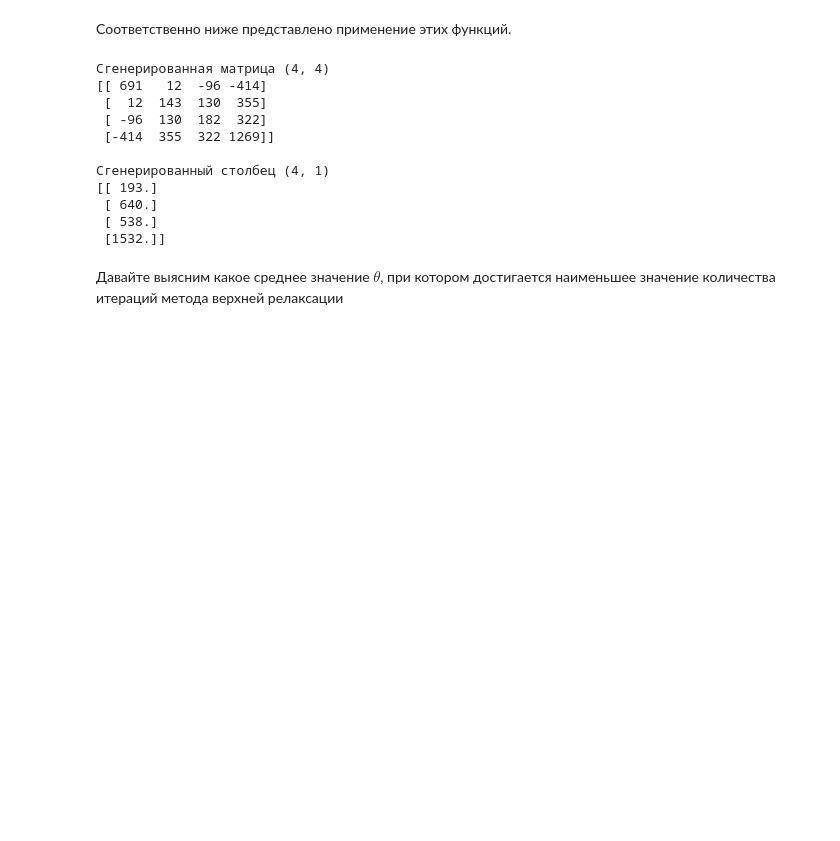
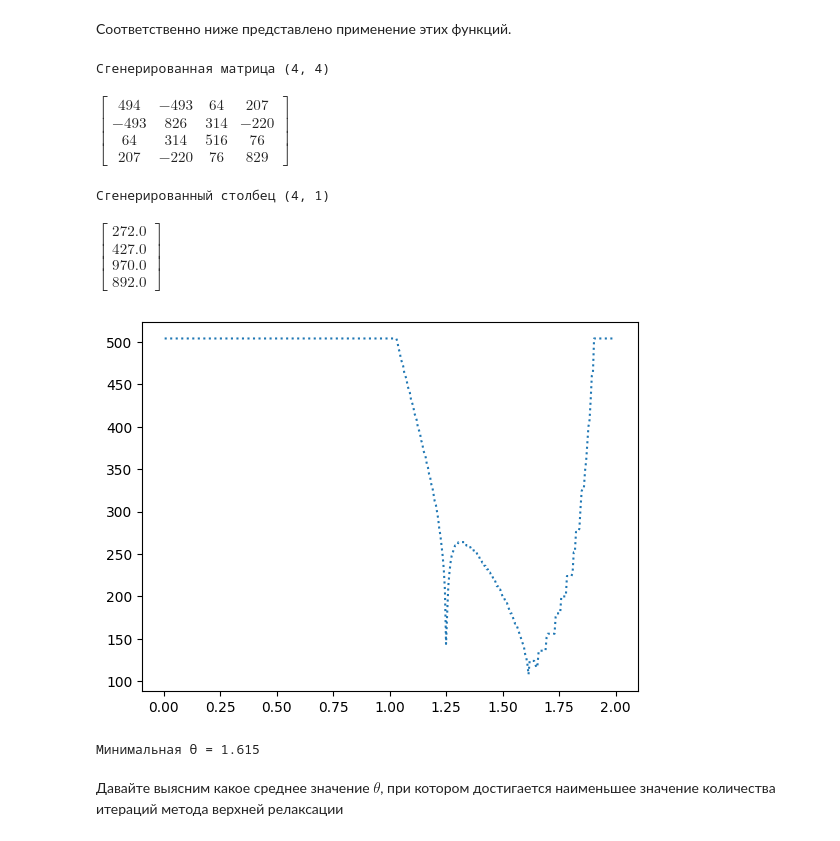
Before and after one commit to Wpert/numerics, a Jupyter notebook: numericsSOR.ipynb, the cells around one changed output. Saved outputs shown, nothing was run; the diff lists cells and outputs as text; code cells hidden in the pictures; blank space fills up the shorter version.

Commit message:
visual update

```diff
--- a/numericsSOR.ipynb
+++ b/numericsSOR.ipynb
@@ -130,40 +130,36 @@ def SOR_method(A: np.ndarray, b: np.ndarray) -> Tuple[List[int], List[int]]:
 # %% [markdown]
 Соответственно ниже представлено применение этих функций.
 # %%
+from sympy import Matrix, init_printing
+init_printing()
 # # пример матрицы A -- 4х4
 # A = np.array([[4, -1, 0, 0],
 #               [-1, 4, -1, 0],
 #               [0, -1, 4, -1],
 #               [0, 0, -1, 3]])
 # # пример столбца B
 # b = np.array([[15], [10], [10], [10]])
 A, b = GenerateRandomMtrx(4)
 
 print("Сгенерированная матрица", A.shape)
-print(A, '\n')
+display(Matrix(A))
 print("Сгенерированный столбец", b.shape)
-print(b, '\n')
-
+display(Matrix(b))
 omega_list, counts = SOR_method(A, b)
 
 # Рисуем зависимость между тетой и количеством итераций
 plt.plot(omega_list, counts, ':')
 plt.show()
 
 min_omega = omega_list[counts.index(min(counts))]
 print(f"Минимальная \u03B8 = {min_omega}")
 # %% [output]
 Сгенерированная матрица (4, 4)
-[[ 691   12  -96 -414]
- [  12  143  130  355]
- [ -96  130  182  322]
- [-414  355  322 1269]]
-
-Сгенерированный столбец (4, 1)
-[[ 193.]
- [ 640.]
- [ 538.]
- [1532.]]
+$\displaystyle \left[\begin{matrix}494 & -493 & 64 & 207\\-493 & 826 & 314 & -220\\64 & 314 & 516 & 76\\207 & -220 & 76 & 829\end{matrix}\right]$
+Сгенерированный столбец (4, 1)
+$\displaystyle \left[\begin{matrix}272.0\\427.0\\970.0\\892.0\end{matrix}\right]$
+[figure, added]
+Минимальная θ = 1.615
 # %% [markdown]
 Давайте выясним какое среднее значение $\theta$, при котором достигается наименьшее значение количества итераций метода верхней релаксации
 # %%
```
